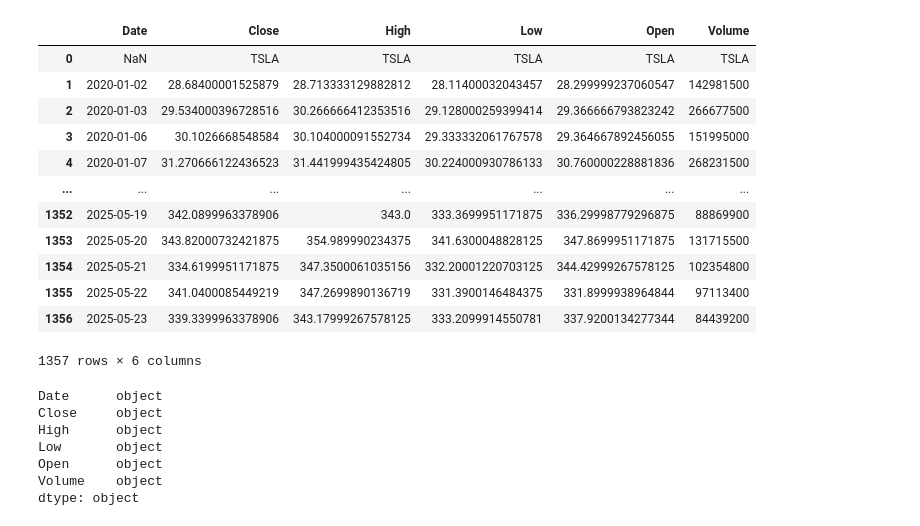
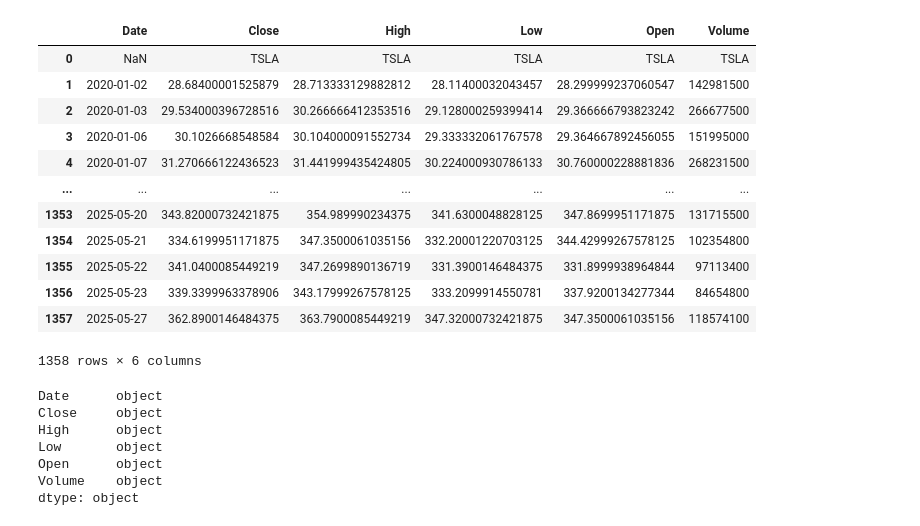
Before and after one commit to hako1106/stock_price_prediction_gru, a Jupyter notebook: notebooks/explore_and_clean_data.ipynb, the cells around one changed output. Saved outputs shown, nothing was run; the diff lists cells and outputs as text; code cells hidden in the pictures.

Commit message:
Update project with newly updated data

```diff
--- a/notebooks/explore_and_clean_data.ipynb
+++ b/notebooks/explore_and_clean_data.ipynb
@@ -4,24 +4,24 @@ import matplotlib.pyplot as plt
 import seaborn as sns
 # %%
 # Read CSV file
-df = pd.read_csv("../data/raw/TSLA_2020-01-01_2025-05-27.csv")
+df = pd.read_csv("../data/raw/TSLA_2020-01-01_2025-05-28.csv")
 
 # Preview the first few rows
 df
 # %% [output]
 |  | Date | Close | High | Low | Open | Volume |
 | 0 | NaN | TSLA | TSLA | TSLA | TSLA | TSLA |
 | 1 | 2020-01-02 | 28.68400001525879 | 28.713333129882812 | 28.11400032043457 | 28.299999237060547 | 142981500 |
 | 2 | 2020-01-03 | 29.534000396728516 | 30.266666412353516 | 29.128000259399414 | 29.366666793823242 | 266677500 |
 | 3 | 2020-01-06 | 30.1026668548584 | 30.104000091552734 | 29.333332061767578 | 29.364667892456055 | 151995000 |
 | 4 | 2020-01-07 | 31.270666122436523 | 31.441999435424805 | 30.224000930786133 | 30.760000228881836 | 268231500 |
 | ... | ... | ... | ... | ... | ... | ... |
-| 1352 | 2025-05-19 | 342.0899963378906 | 343.0 | 333.3699951171875 | 336.29998779296875 | 88869900 |
 | 1353 | 2025-05-20 | 343.82000732421875 | 354.989990234375 | 341.6300048828125 | 347.8699951171875 | 131715500 |
 | 1354 | 2025-05-21 | 334.6199951171875 | 347.3500061035156 | 332.20001220703125 | 344.42999267578125 | 102354800 |
 | 1355 | 2025-05-22 | 341.0400085449219 | 347.2699890136719 | 331.3900146484375 | 331.8999938964844 | 97113400 |
-| 1356 | 2025-05-23 | 339.3399963378906 | 343.17999267578125 | 333.2099914550781 | 337.9200134277344 | 84439200 |
+| 1356 | 2025-05-23 | 339.3399963378906 | 343.17999267578125 | 333.2099914550781 | 337.9200134277344 | 84654800 |
+| 1357 | 2025-05-27 | 362.8900146484375 | 363.7900085449219 | 347.32000732421875 | 347.3500061035156 | 118574100 |
-1357 rows × 6 columns
+1358 rows × 6 columns
 # %%
 # Display data types of each column
 df.dtypes
```
Also changed, not shown: 6 other files.
